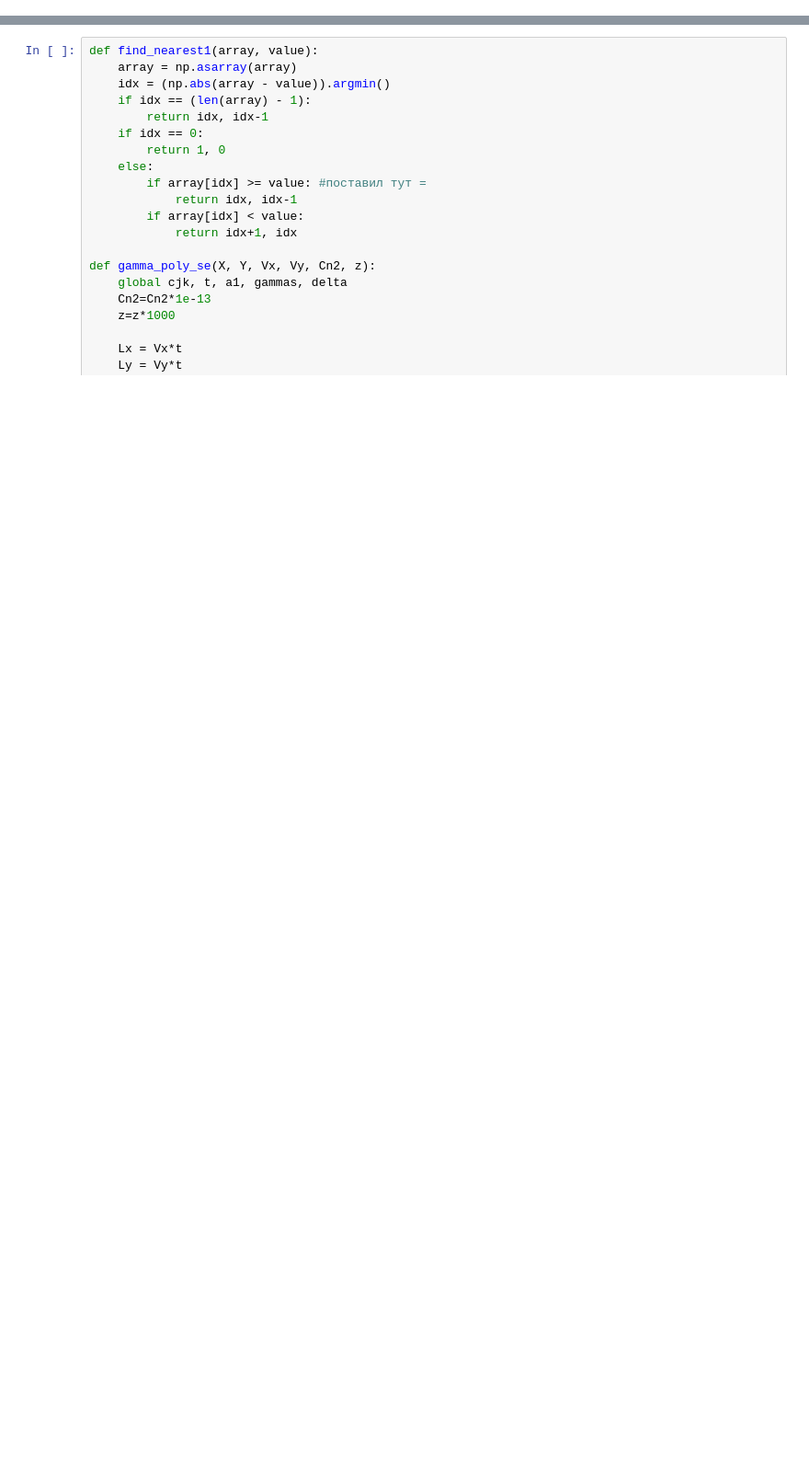
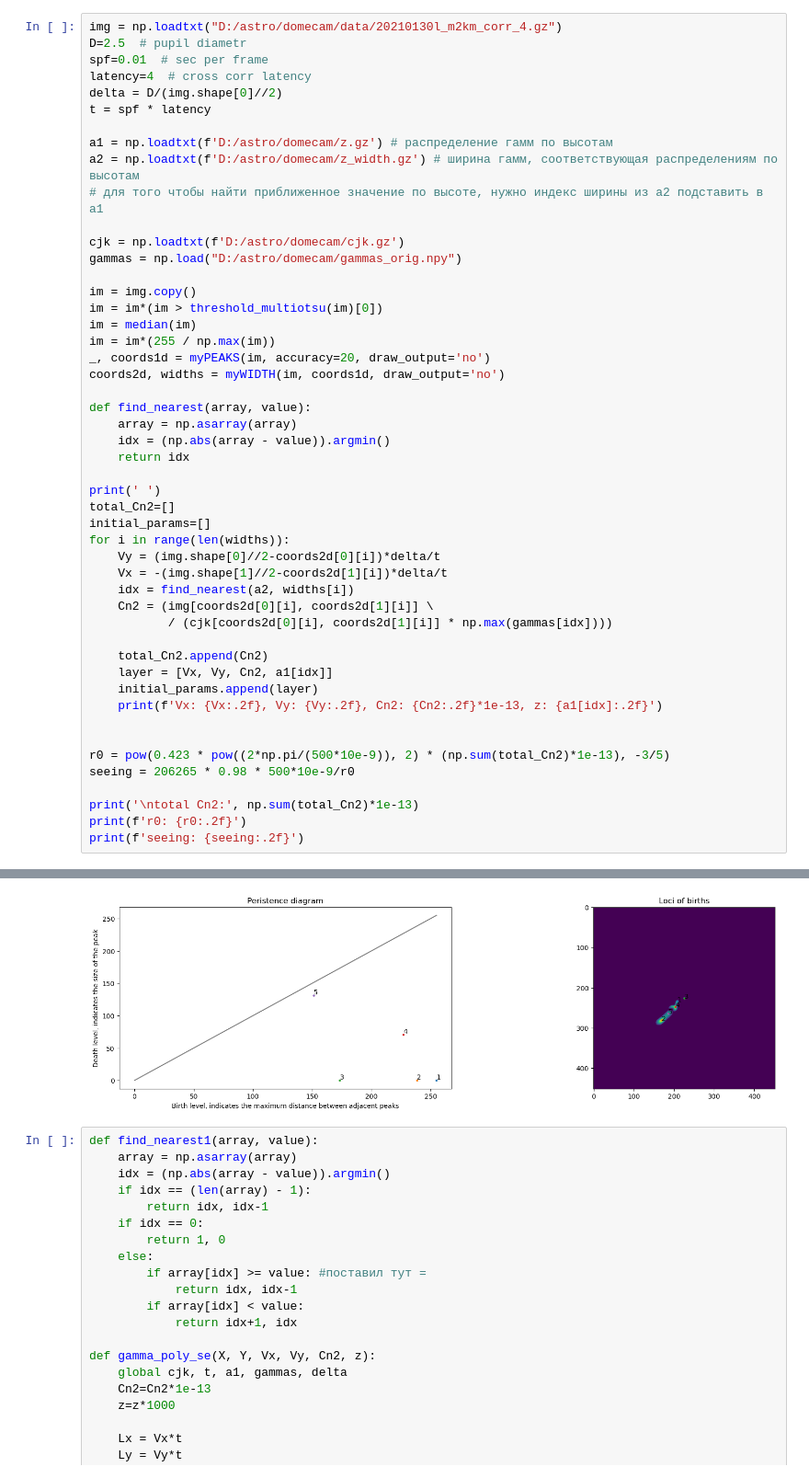
Before and after one commit to AntonMate/domecam, a Jupyter notebook: p0.ipynb, the cells around one changed output, grey strips where cells are left out. Shown at 92% size. Drawn from its saved outputs; the diff is of its cells as text; blank space fills up the shorter version.

```diff
--- a/p0.ipynb
+++ b/p0.ipynb
@@ -220,0 +175,50 @@ seeing: 0.35
+# %%
+img = np.loadtxt("D:/astro/domecam/data/20210130l_m2km_corr_4.gz")
+D=2.5  # pupil diametr
+spf=0.01  # sec per frame
+latency=4  # cross corr latency
+delta = D/(img.shape[0]//2)
+t = spf * latency
+
+a1 = np.loadtxt(f'D:/astro/domecam/z.gz') # распределение гамм по высотам
+a2 = np.loadtxt(f'D:/astro/domecam/z_width.gz') # ширина гамм, соответствующая распределениям по высотам
+# для того чтобы найти приближенное значение по высоте, нужно индекс ширины из a2 подставить в a1
+
+cjk = np.loadtxt(f'D:/astro/domecam/cjk.gz')
+gammas = np.load("D:/astro/domecam/gammas_orig.npy")
+
+im = img.copy()
+im = im*(im > threshold_multiotsu(im)[0])
+im = median(im)
+im = im*(255 / np.max(im))
+_, coords1d = myPEAKS(im, accuracy=20, draw_output='no')
+coords2d, widths = myWIDTH(im, coords1d, draw_output='no')
+
+def find_nearest(array, value):
+    array = np.asarray(array)
+    idx = (np.abs(array - value)).argmin()
+    return idx
+
+print(' ')
+total_Cn2=[]
+initial_params=[]
+for i in range(len(widths)):
+    Vy = (img.shape[0]//2-coords2d[0][i])*delta/t
+    Vx = -(img.shape[1]//2-coords2d[1][i])*delta/t
+    idx = find_nearest(a2, widths[i])
+    Cn2 = (img[coords2d[0][i], coords2d[1][i]] \
+           / (cjk[coords2d[0][i], coords2d[1][i]] * np.max(gammas[idx])))
+
+    total_Cn2.append(Cn2)
+    layer = [Vx, Vy, Cn2, a1[idx]]
+    initial_params.append(layer)
+    print(f'Vx: {Vx:.2f}, Vy: {Vy:.2f}, Cn2: {Cn2:.2f}*1e-13, z: {a1[idx]:.2f}')
+
+
+r0 = pow(0.423 * pow((2*np.pi/(500*10e-9)), 2) * (np.sum(total_Cn2)*1e-13), -3/5)
+seeing = 206265 * 0.98 * 500*10e-9/r0
+
+print('\ntotal Cn2:', np.sum(total_Cn2)*1e-13)
+print(f'r0: {r0:.2f}')
+print(f'seeing: {seeing:.2f}')
+# %% [output]
@@ -221,3 +243,4 @@ seeing: 0.35
+[figure, added]
 # %%
 def find_nearest1(array, value):
     array = np.asarray(array)
```
Also changed, not shown: parts of 9 cells of this notebook.
